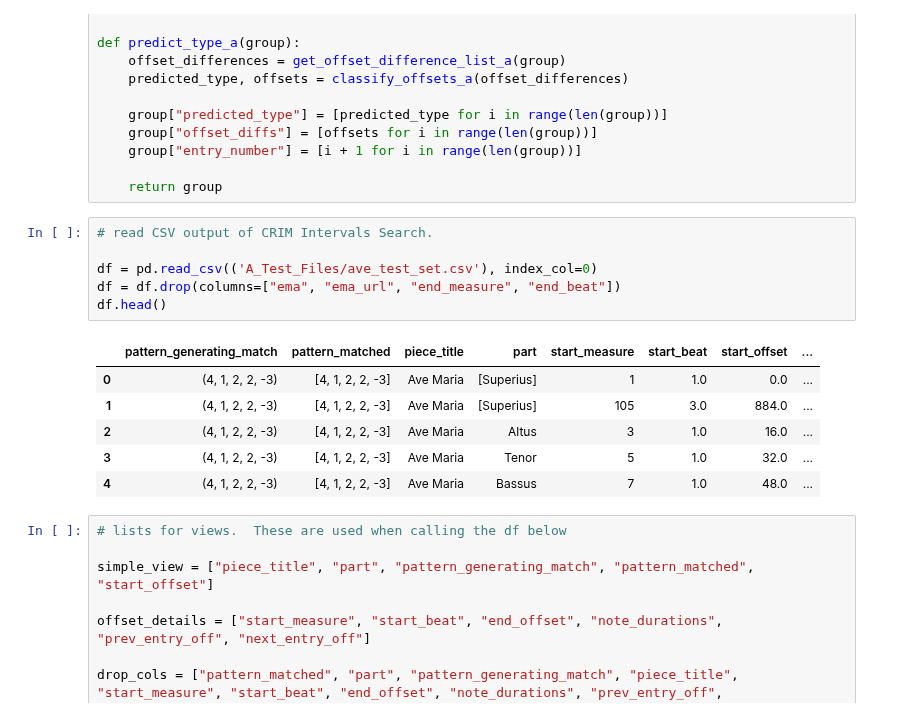
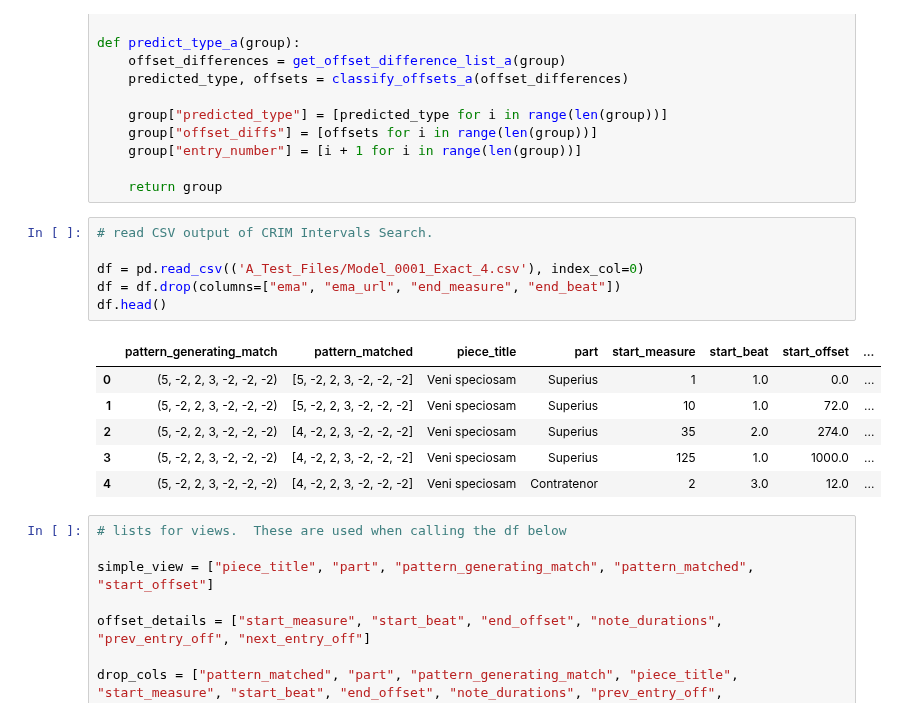
Before and after one commit to RichardFreedman/CRIM-notebooks, a Jupyter notebook: CRIM/CRIM_Group_Tests.ipynb, the cells around one changed output. Saved outputs shown, nothing was run; the diff lists cells and outputs as text.

```diff
--- a/CRIM/CRIM_Group_Tests.ipynb
+++ b/CRIM/CRIM_Group_Tests.ipynb
@@ -69,16 +69,16 @@ def predict_type_a(group):
 # %%
 # read CSV output of CRIM Intervals Search.
 
-df = pd.read_csv(('A_Test_Files/ave_test_set.csv'), index_col=0)
+df = pd.read_csv(('A_Test_Files/Model_0001_Exact_4.csv'), index_col=0)
 df = df.drop(columns=["ema", "ema_url", "end_measure", "end_beat"])
 df.head()
 # %% [output]
 |  | pattern_generating_match | pattern_matched | piece_title | part | start_measure | start_beat | start_offset | ... |
-| 0 | (4, 1, 2, 2, -3) | [4, 1, 2, 2, -3] | Ave Maria | [Superius] | 1 | 1.0 | 0.0 | ... |
-| 1 | (4, 1, 2, 2, -3) | [4, 1, 2, 2, -3] | Ave Maria | [Superius] | 105 | 3.0 | 884.0 | ... |
-| 2 | (4, 1, 2, 2, -3) | [4, 1, 2, 2, -3] | Ave Maria | Altus | 3 | 1.0 | 16.0 | ... |
-| 3 | (4, 1, 2, 2, -3) | [4, 1, 2, 2, -3] | Ave Maria | Tenor | 5 | 1.0 | 32.0 | ... |
-| 4 | (4, 1, 2, 2, -3) | [4, 1, 2, 2, -3] | Ave Maria | Bassus | 7 | 1.0 | 48.0 | ... |
+| 0 | (5, -2, 2, 3, -2, -2, -2) | [5, -2, 2, 3, -2, -2, -2] | Veni speciosam | Superius | 1 | 1.0 | 0.0 | ... |
+| 1 | (5, -2, 2, 3, -2, -2, -2) | [5, -2, 2, 3, -2, -2, -2] | Veni speciosam | Superius | 10 | 1.0 | 72.0 | ... |
+| 2 | (5, -2, 2, 3, -2, -2, -2) | [4, -2, 2, 3, -2, -2, -2] | Veni speciosam | Superius | 35 | 2.0 | 274.0 | ... |
+| 3 | (5, -2, 2, 3, -2, -2, -2) | [4, -2, 2, 3, -2, -2, -2] | Veni speciosam | Superius | 125 | 1.0 | 1000.0 | ... |
+| 4 | (5, -2, 2, 3, -2, -2, -2) | [4, -2, 2, 3, -2, -2, -2] | Veni speciosam | Contratenor | 2 | 3.0 | 12.0 | ... |
 # %%
 # lists for views.  These are used when calling the df below
 
```
Also changed, not shown: parts of 13 cells of this notebook, 1 other file.
